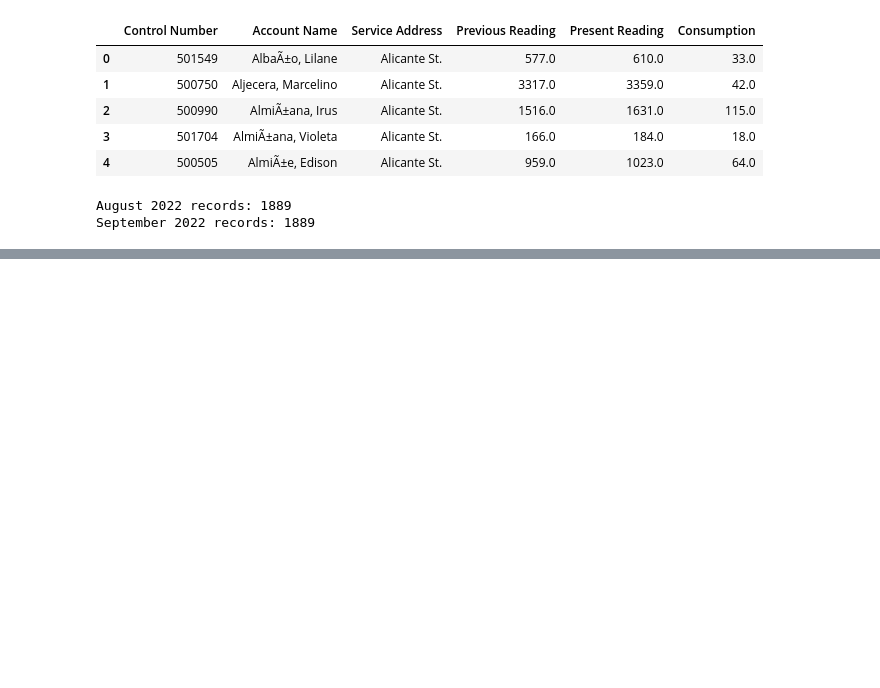
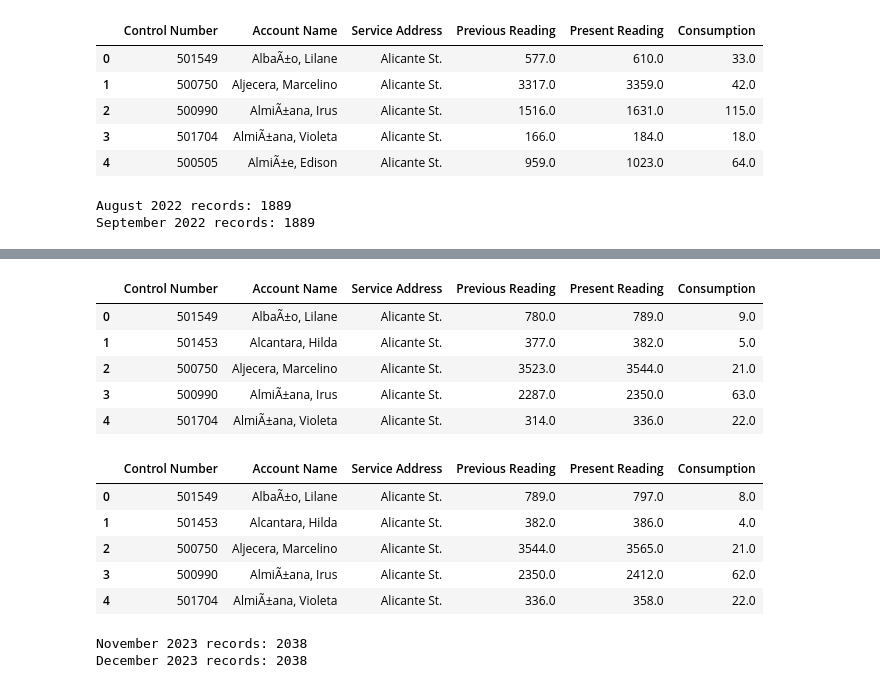
Before and after one commit to marcusAlmo/waterflow_model_training, a Jupyter notebook: data_preparation/v1/record_splitting.ipynb, the cells around one changed output, grey strips where cells are left out. Drawn from its saved outputs; the diff is of its cells as text; code cells hidden in the pictures; blank space fills up the shorter version.

```diff
--- a/data_preparation/v1/record_splitting.ipynb
+++ b/data_preparation/v1/record_splitting.ipynb
@@ -693,0 +701,16 @@ Invalid Record Count:  0
+# %%
+import numpy as np
+
+def process_consumption(df):
+    df['Consumption Difference'] = df['Consumption Difference'].fillna(0)
+    df['November Consumption'] = df['Consumption Difference'].clip(lower=0).apply(lambda x: np.ceil(x / 2))
+    df['December Consumption'] = df['Consumption Difference'] - df['November Consumption']
+    df['December Consumption'] = df['December Consumption'].clip(lower=0)
+
+    df['Cleaned Present Reading November'] = df['Cleaned Present Reading July'] + df['November Consumption']
+    df['Cleaned Present Reading December'] = df['Cleaned Present Reading November'] + df['December Consumption']
+    return df
+
+merged_df = process_consumption(merged_df)
+merged_df.head()
+merged_df.info()
@@ -693,0 +762,64 @@ Invalid Record Count:  0
+# %%
+nov_columns = {
+    'Control Number': 'Control Number',
+    'Account Name': 'Account Name',
+    'Service Address_y': 'Service Address',
+    'Previous Reading November': 'Previous Reading',
+    'Present Reading November': 'Present Reading',
+    'Consumption November': 'Consumption'
+}
+
+dec_columns = {
+    'Control Number': 'Control Number',
+    'Account Name': 'Account Name',
+    'Service Address_y': 'Service Address',
+    'Previous Reading December': 'Previous Reading',
+    'Present Reading December': 'Present Reading',
+    'Consumption December': 'Consumption'
+}
+
+valid_columns = [
+    'Control Number',
+    'Account Name',
+    'Service Address',
+    'Previous Reading',
+    'Present Reading',
+    'Consumption'
+]
+
+nov_df = merged_df[['Control Number', 'Account Name', 'Service Address_y', 'Previous Reading November', 'Present Reading November', 'Consumption November']]
+dec_df = merged_df[['Control Number', 'Account Name', 'Service Address_y', 'Previous Reading December', 'Present Reading December', 'Consumption December']]
+
+nov_df = nov_df.rename(columns=nov_columns)
+dec_df = dec_df.rename(columns=dec_columns)
+
+nov_df = nov_df[valid_columns]
+dec_df = dec_df[valid_columns]
+
+display(nov_df.head())
+display(dec_df.head())
+# %% [output]
+|  | Control Number | Account Name | Service Address | Previous Reading | Present Reading | Consumption |
+| 0 | 501549 | AlbaÃ±o, Lilane | Alicante St. | 780.0 | 789.0 | 9.0 |
+| 1 | 501453 | Alcantara, Hilda | Alicante St. | 377.0 | 382.0 | 5.0 |
+| 2 | 500750 | Aljecera, Marcelino | Alicante St. | 3523.0 | 3544.0 | 21.0 |
+| 3 | 500990 | AlmiÃ±ana, Irus | Alicante St. | 2287.0 | 2350.0 | 63.0 |
+| 4 | 501704 | AlmiÃ±ana, Violeta | Alicante St. | 314.0 | 336.0 | 22.0 |
+|  | Control Number | Account Name | Service Address | Previous Reading | Present Reading | Consumption |
+| 0 | 501549 | AlbaÃ±o, Lilane | Alicante St. | 789.0 | 797.0 | 8.0 |
+| 1 | 501453 | Alcantara, Hilda | Alicante St. | 382.0 | 386.0 | 4.0 |
+| 2 | 500750 | Aljecera, Marcelino | Alicante St. | 3544.0 | 3565.0 | 21.0 |
+| 3 | 500990 | AlmiÃ±ana, Irus | Alicante St. | 2350.0 | 2412.0 | 62.0 |
+| 4 | 501704 | AlmiÃ±ana, Violeta | Alicante St. | 336.0 | 358.0 | 22.0 |
+# %%
+from pathlib import Path
+
+output_dir = Path("../../dataset/raw/2023/compiled")
+nov_df.to_csv(output_dir / 'NOV_2023.csv', index=False)
+dec_df.to_csv(output_dir / 'DEC_2023.csv', index=False)
+
+print(f"November 2023 records: {nov_df.shape[0]}")
+print(f"December 2023 records: {dec_df.shape[0]}")
+# %% [output]
+November 2023 records: 2038
+December 2023 records: 2038
```
Also changed, not shown: parts of 13 cells of this notebook, 4 other files.
